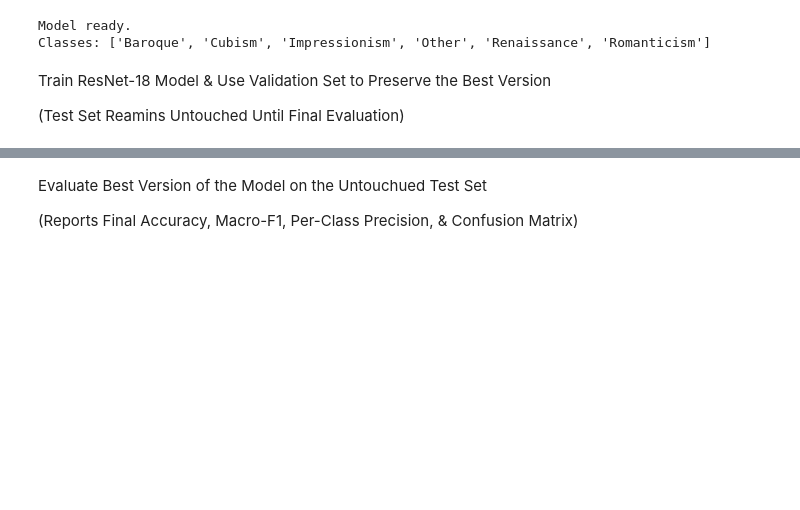
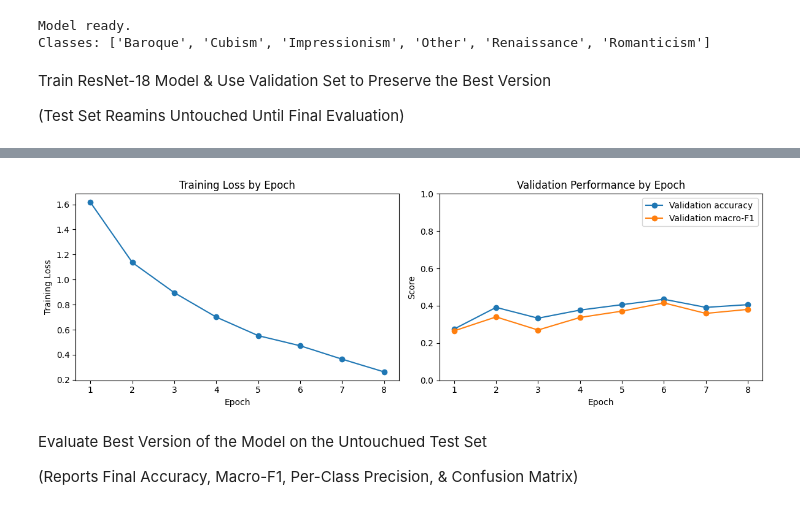
Before and after one commit to spbromberg/Project-3-DS-4002, a Jupyter notebook: Scripts/03_Analysis_Paintings_Project.ipynb, the cells around one changed output, grey strips where cells are left out. Saved outputs shown, nothing was run; the diff lists cells and outputs as text; code cells hidden in the pictures; blank space fills up the shorter version.

```diff
--- a/Scripts/03_Analysis_Paintings_Project.ipynb
+++ b/Scripts/03_Analysis_Paintings_Project.ipynb
@@ -409,3 +456,48 @@ Best validation accuracy: 0.406
+# %%
+history_df = pd.DataFrame(history)
+history_df.to_csv(
+    os.path.join(OUTPUT_DIR, "training_history.csv"),
+    index=False
+)
+
+fig, axes = plt.subplots(1, 2, figsize=(12, 4))
+
+axes[0].plot(
+    history_df["epoch"],
+    history_df["training_loss"],
+    marker="o"
+)
+axes[0].set_title("Training Loss by Epoch")
+axes[0].set_xlabel("Epoch")
+axes[0].set_ylabel("Training Loss")
+
+axes[1].plot(
+    history_df["epoch"],
+    history_df["validation_accuracy"],
+    marker="o",
+    label="Validation accuracy"
+)
+axes[1].plot(
+    history_df["epoch"],
+    history_df["validation_macro_f1"],
+    marker="o",
+    label="Validation macro-F1"
+)
+axes[1].set_title("Validation Performance by Epoch")
+axes[1].set_xlabel("Epoch")
+axes[1].set_ylabel("Score")
+axes[1].set_ylim(0, 1)
+axes[1].legend()
+
+plt.tight_layout()
+plt.savefig(
+    os.path.join(OUTPUT_DIR, "training_history.png"),
+    dpi=300,
+    bbox_inches="tight"
+)
+plt.show()
+# %% [output]
+[figure, added]
 # %% [markdown]
 Evaluate Best Version of the Model on the Untouchued Test Set
 
```
Also changed, not shown: parts of 11 cells of this notebook.
